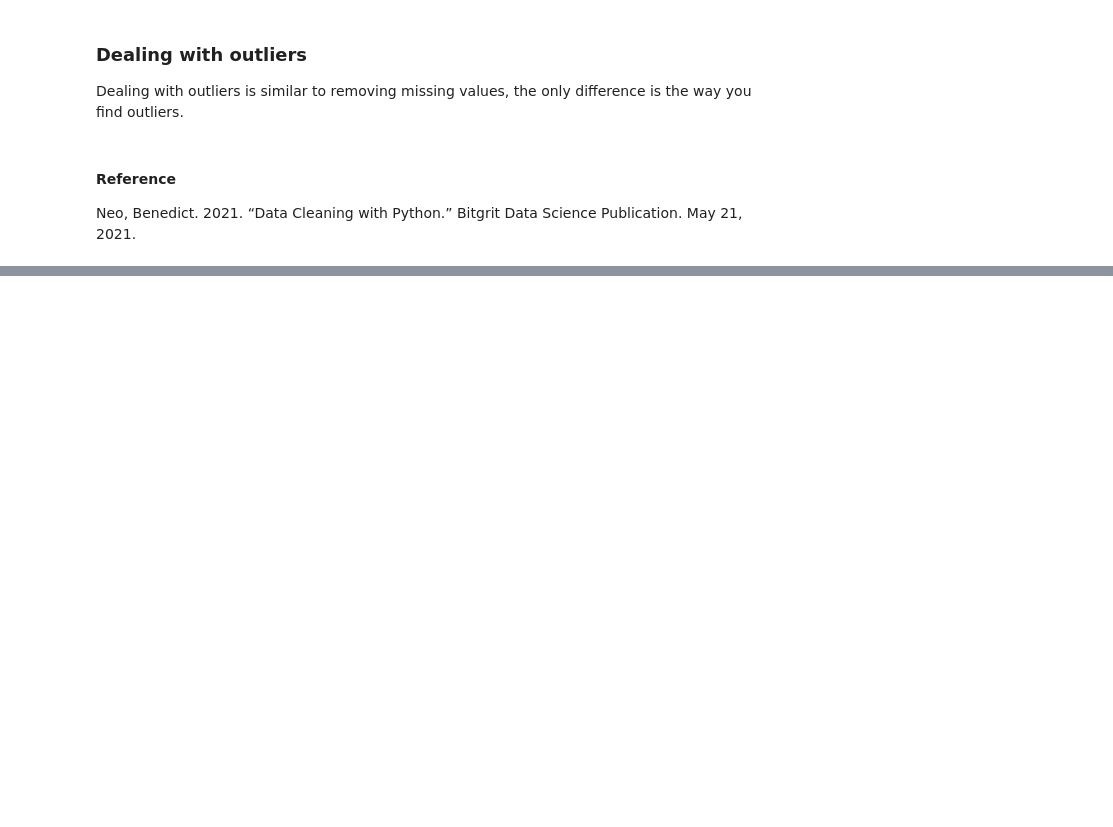
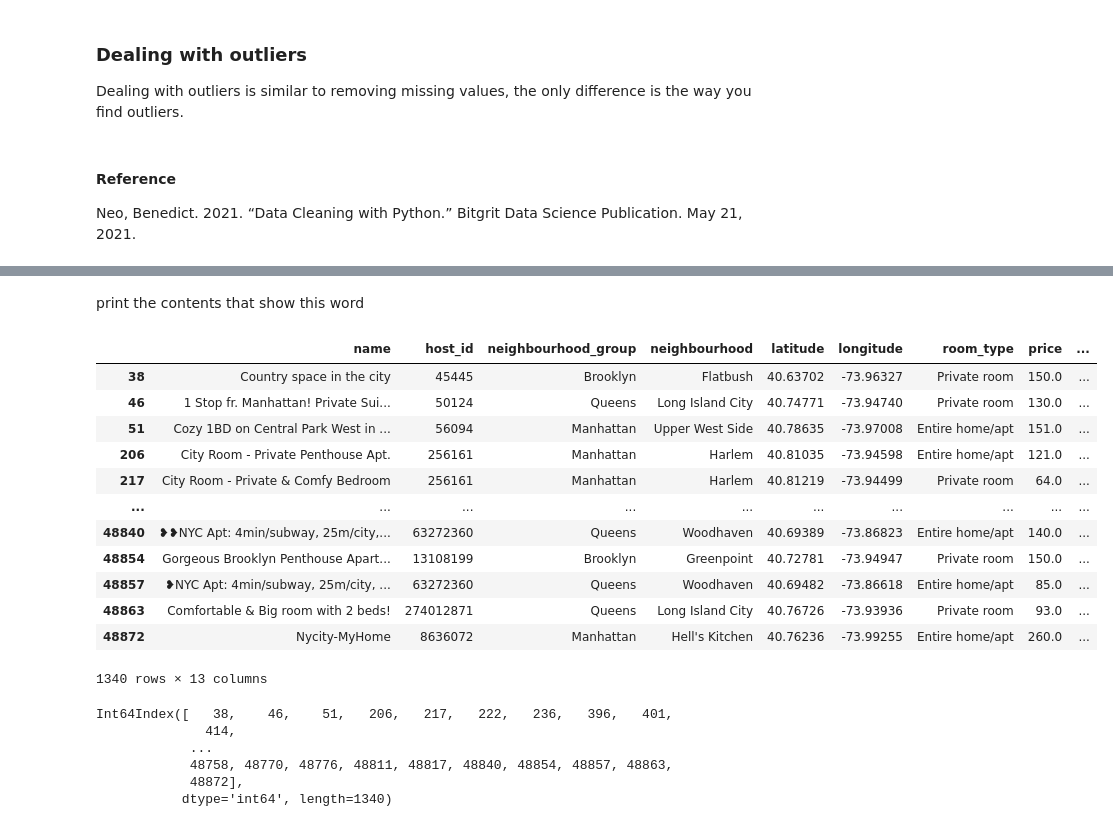
Before and after one commit to SichangHe/STATS401, a Jupyter notebook: lab5/Notebook1_data_cleaning_tutorial.ipynb, the cells around one changed output, grey strips where cells are left out. Drawn from its saved outputs; the diff is of its cells as text; code cells hidden in the pictures; blank space fills up the shorter version.

```diff
--- a/lab5/Notebook1_data_cleaning_tutorial.ipynb
+++ b/lab5/Notebook1_data_cleaning_tutorial.ipynb
@@ -509,0 +514,10 @@ Neo, Benedict. 2021. “Data Cleaning with Python.” Bitgrit Data Science Publi
+# %%
+cat_df = airbnb.select_dtypes(include=['object'])
+cities = None
+for col in cat_df:
+    matches = airbnb[col].str.contains('city|City')
+    if cities is None:
+        cities = matches
+    else:
+        cities = cities | matches
+cities
@@ -509,0 +537,29 @@ Neo, Benedict. 2021. “Data Cleaning with Python.” Bitgrit Data Science Publi
+# %% [markdown]
+print the contents that show this word
+# %%
+city_rows = airbnb[cities]
+city_rows
+# %% [output]
+|  | name | host_id | neighbourhood_group | neighbourhood | latitude | longitude | room_type | price | ... |
+| 38 | Country space in the city | 45445 | Brooklyn | Flatbush | 40.63702 | -73.96327 | Private room | 150.0 | ... |
+| 46 | 1 Stop fr. Manhattan! Private Sui... | 50124 | Queens | Long Island City | 40.74771 | -73.94740 | Private room | 130.0 | ... |
+| 51 | Cozy 1BD on Central Park West in ... | 56094 | Manhattan | Upper West Side | 40.78635 | -73.97008 | Entire home/apt | 151.0 | ... |
+| 206 | City Room - Private Penthouse Apt. | 256161 | Manhattan | Harlem | 40.81035 | -73.94598 | Entire home/apt | 121.0 | ... |
+| 217 | City Room - Private & Comfy Bedroom | 256161 | Manhattan | Harlem | 40.81219 | -73.94499 | Private room | 64.0 | ... |
+| ... | ... | ... | ... | ... | ... | ... | ... | ... | ... |
+| 48840 | ❥❥NYC Apt: 4min/subway, 25m/city,... | 63272360 | Queens | Woodhaven | 40.69389 | -73.86823 | Entire home/apt | 140.0 | ... |
+| 48854 | Gorgeous Brooklyn Penthouse Apart... | 13108199 | Brooklyn | Greenpoint | 40.72781 | -73.94947 | Private room | 150.0 | ... |
+| 48857 | ❥NYC Apt: 4min/subway, 25m/city, ... | 63272360 | Queens | Woodhaven | 40.69482 | -73.86618 | Entire home/apt | 85.0 | ... |
+| 48863 | Comfortable & Big room with 2 beds! | 274012871 | Queens | Long Island City | 40.76726 | -73.93936 | Private room | 93.0 | ... |
+| 48872 | Nycity-MyHome | 8636072 | Manhattan | Hell's Kitchen | 40.76236 | -73.99255 | Entire home/apt | 260.0 | ... |
+1340 rows × 13 columns
+# %%
+idx_drop = city_rows.index
+idx_drop
+# %% [output]
+Int64Index([   38,    46,    51,   206,   217,   222,   236,   396,   401,
+              414,
+            ...
+            48758, 48770, 48776, 48811, 48817, 48840, 48854, 48857, 48863,
+            48872],
+           dtype='int64', length=1340)
```
Also changed, not shown: parts of 6 cells of this notebook, 1 other file.
